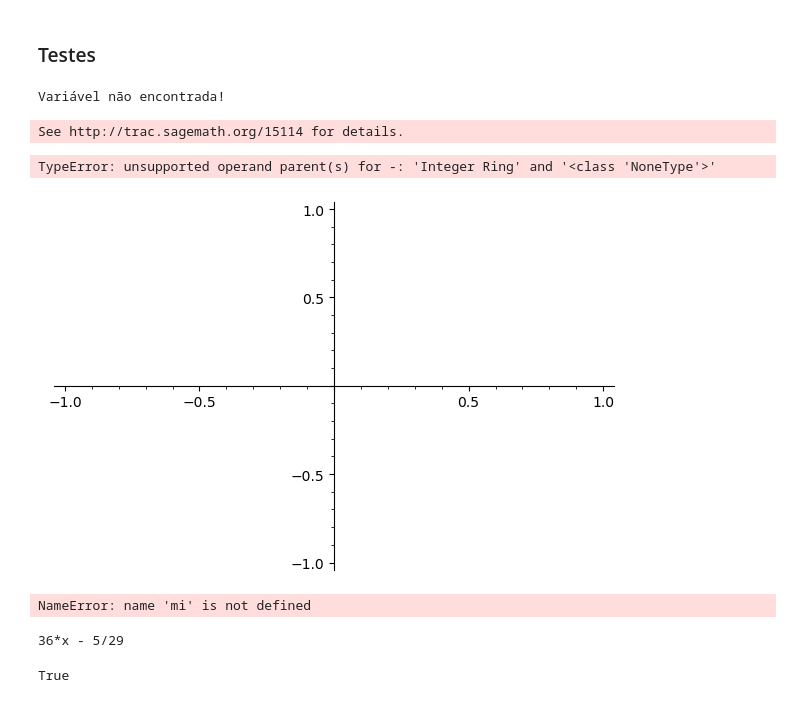
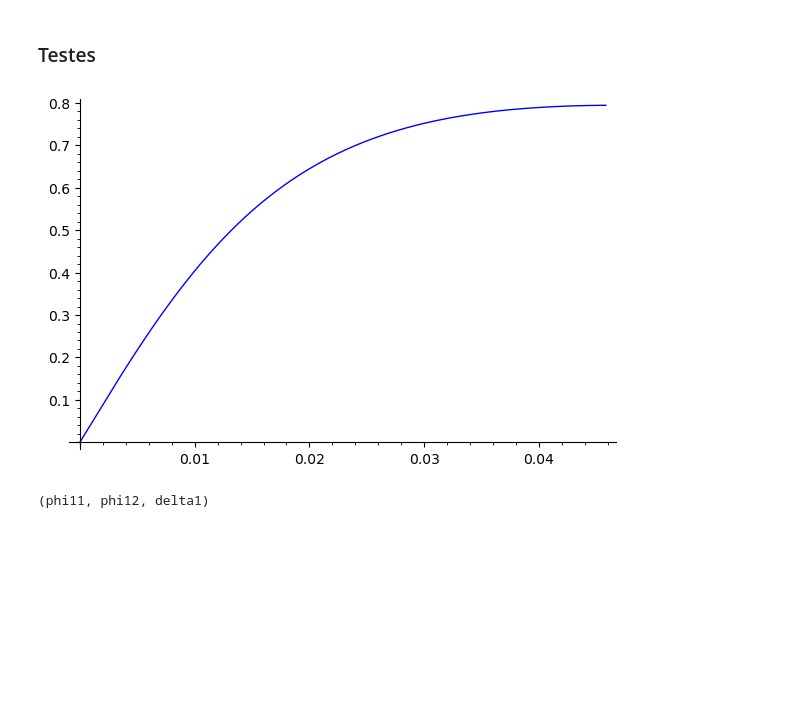
Before and after one commit to lorranfoliveira/tpf, a Jupyter notebook: analise cisalhamento.ipynb, the cells around one changed output. Saved outputs shown, nothing was run; the diff lists cells and outputs as text; code cells hidden in the pictures; blank space fills up the shorter version.

```diff
--- a/analise cisalhamento.ipynb
+++ b/analise cisalhamento.ipynb
@@ -642,8 +752,9 @@ class Estrutura:
 # %%
 # ========== Nós ==========
 nos = [No(1, 0, 0, rx=True, ry=True, rxy=True),
-       No(2, 0, 800, fx=0.1324305235)]
+       No(2, 0, 800, fx=0.7945164036)]
 
+#0.7945164036
 # ========== Material ==========
 E = 24.5
 nu = 0.2
@@ -701,22 +803,13 @@ estrutura.elementos[0].inserir_parametros_iniciais('flexao', *pf)
 estrutura.elementos[0].inserir_parametros_iniciais('cisalhamento', *pc)
 # %% [markdown]
 ### Testes
-# %%
-estrutura.solucao_plastica()
-# %% [output]
-Variável não encontrada!
-See http://trac.sagemath.org/15114 for details.
-TypeError: unsupported operand parent(s) for -: 'Integer Ring' and '<class 'NoneType'>'
+# %%
+s = estrutura.solucao(2000) #TODO implementar solução não linear que usa como parâmetro
+# de entrada a última solução conhecida. Começar com a parte linear, identificar o início da
+# solução não linear e utilizar a solução linear para estimar a primeira solução não linear.
+# A partir daí, usar as soluções não lineares anteriores como parâmetro inicial para as próximas.
 # %%
-p = [[abs(i), abs(j)] for i, j in zip(s[var('w2')], s[var('f_y2')])]
+p = [[abs(i), abs(j)] for i, j in zip(s[var('u2')], s[var('f_x2')])]
 list_plot(p, plotjoined=True)
 # %% [output]
-[figure, old version]
+[figure, new version]
-# %%
-# Cortante
-vi = vj = (mi + mj) / L
-# Matriz de flexibilidade adicional por fissuras de flexão C
-# Relação de aspecto
-# Taxa de armadura transversal
-# %% [output]
-NameError: name 'mi' is not defined
@@ -725,8 +816,4 @@ t = -15/87 + 36*var('x')
-# %%
-t
-# %% [output]
-36*x - 5/29
-# %%
-any(sign(i) == -1 for i in t.operands())
-# %% [output]
-True
+# %%
+print(estrutura.elementos[0].deformacoes())
+# %% [output]
+(phi11, phi12, delta1)
```
Also changed, not shown: parts of 11 cells of this notebook, 1 other file.
